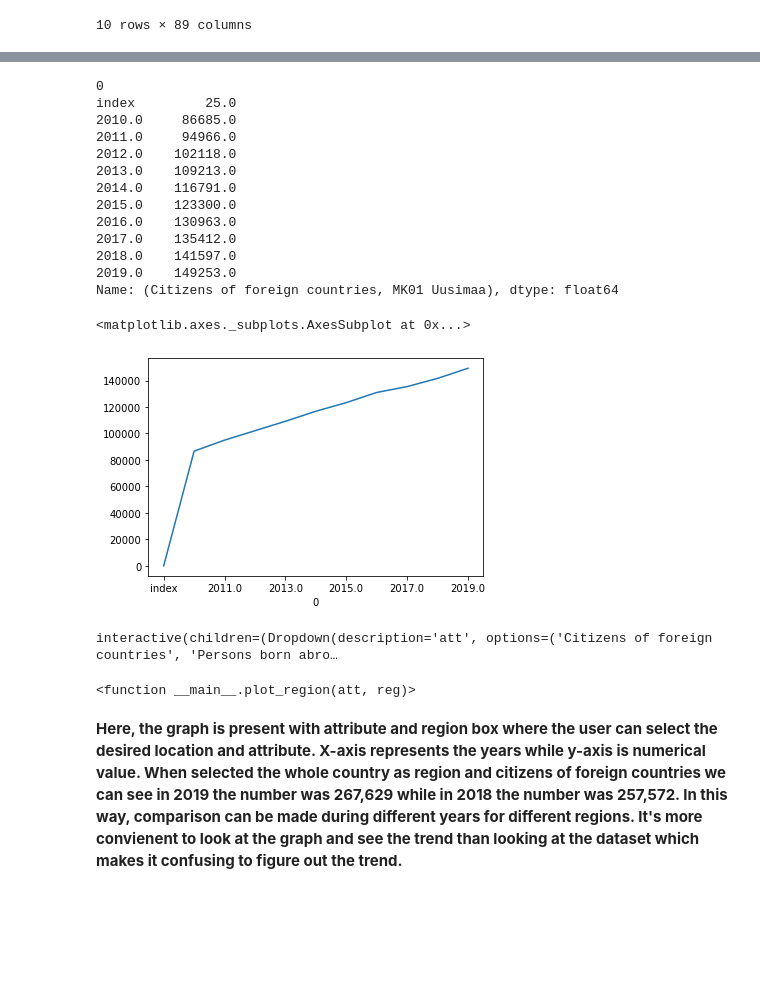
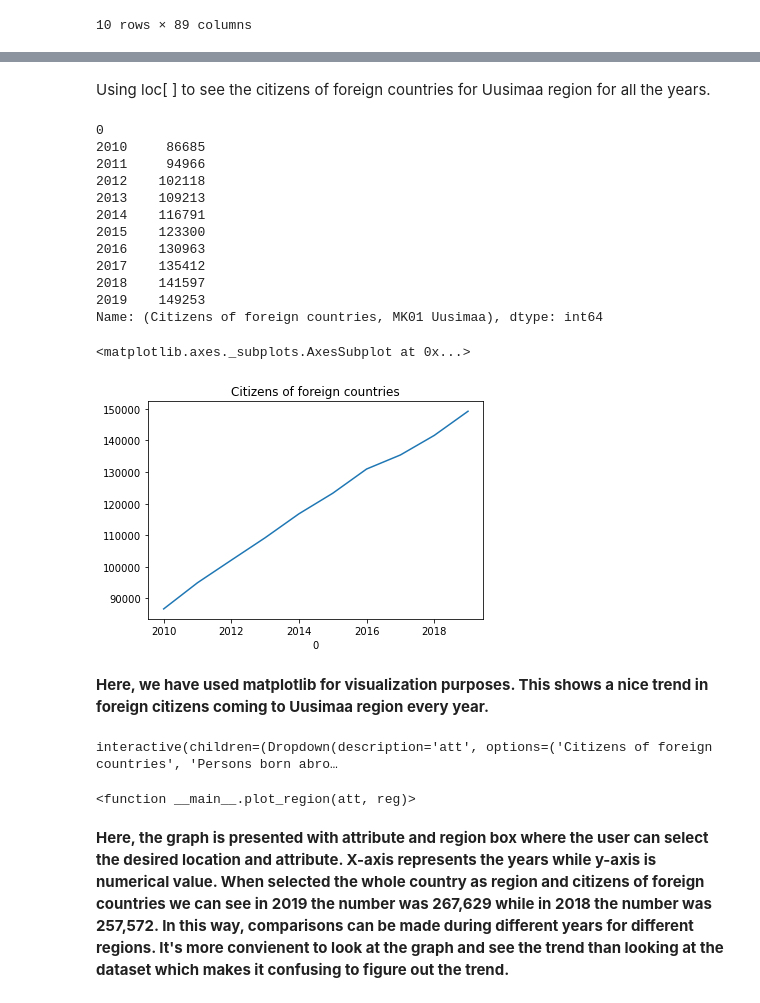
Before and after one commit to Thuong89/data_analysis_with_pandas, a Jupyter notebook: FinReport.ipynb, the cells around one changed output, grey strips where cells are left out. Drawn from its saved outputs; the diff is of its cells as text; code cells hidden in the pictures; blank space fills up the shorter version.

```diff
--- a/FinReport.ipynb
+++ b/FinReport.ipynb
@@ -230,0 +280,4 @@ data2.head()
+# %%
+data2.head()
+data2=data2.drop(columns='index')
+data2
@@ -281,25 +374,29 @@ array(['WHOLE COUNTRY', 'WHOLE COUNTRY Share of foreign citizens, %',
+# %% [markdown]
+Using loc[ ] to see the citizens of foreign countries for Uusimaa region for all the years.
 # %%
+
 grouped.loc["Citizens of foreign countries","MK01 Uusimaa"]
 # %% [output]
 0
-index         25.0
-2010.0     86685.0
-2011.0     94966.0
-2012.0    102118.0
-2013.0    109213.0
-2014.0    116791.0
-2015.0    123300.0
-2016.0    130963.0
-2017.0    135412.0
-2018.0    141597.0
-2019.0    149253.0
-Name: (Citizens of foreign countries, MK01 Uusimaa), dtype: float64
+2010     86685
+2011     94966
+2012    102118
+2013    109213
+2014    116791
+2015    123300
+2016    130963
+2017    135412
+2018    141597
+2019    149253
+Name: (Citizens of foreign countries, MK01 Uusimaa), dtype: int64
 # %%
 # Plotting the graph to see the trend of foreigners coming to Uusimaa region.
-grouped.loc["Citizens of foreign countries","MK01 Uusimaa"].plot()
+grouped.loc["Citizens of foreign countries","MK01 Uusimaa"].plot(title='Citizens of foreign countries')
 # %% [output]
 <matplotlib.axes._subplots.AxesSubplot at 0x...>
-[figure, old version]
+[figure, new version]
+# %% [markdown]
+ <b> Here, we have used matplotlib for visualization purposes. This shows a nice trend in foreign citizens coming to Uusimaa region every year.
 # %%
 #importing all the necessary libraries for visualization
 import ipywidgets as widgets
@@ -321,7 +418,7 @@ interact(plot_region,att=data2.Attribute.unique(),reg=data2.Region.unique())
 interactive(children=(Dropdown(description='att', options=('Citizens of foreign countries', 'Persons born abro…
 <function __main__.plot_region(att, reg)>
 # %% [markdown]
-<b> Here, the graph is present with attribute and region box where the user can select the desired location and attribute. X-axis represents the years while y-axis is numerical value. When selected the whole country as region and citizens of foreign countries we can see in 2019 the number was 267,629 while in 2018 the number was 257,572. In this way, comparison can be made during different years for different regions. It's more convienent to look at the graph and see the trend than looking at the dataset which makes it confusing to figure out the trend.
+<b> Here, the graph is presented with attribute and region box where the user can select the desired location and attribute. X-axis represents the years while y-axis is numerical value. When selected the whole country as region and citizens of foreign countries we can see in 2019 the number was 267,629 while in 2018 the number was 257,572. In this way, comparisons can be made during different years for different regions. It's more convienent to look at the graph and see the trend than looking at the dataset which makes it confusing to figure out the trend.
 # %%
 data2
 # %% [output]
```
Also changed, not shown: parts of 40 cells of this notebook.
